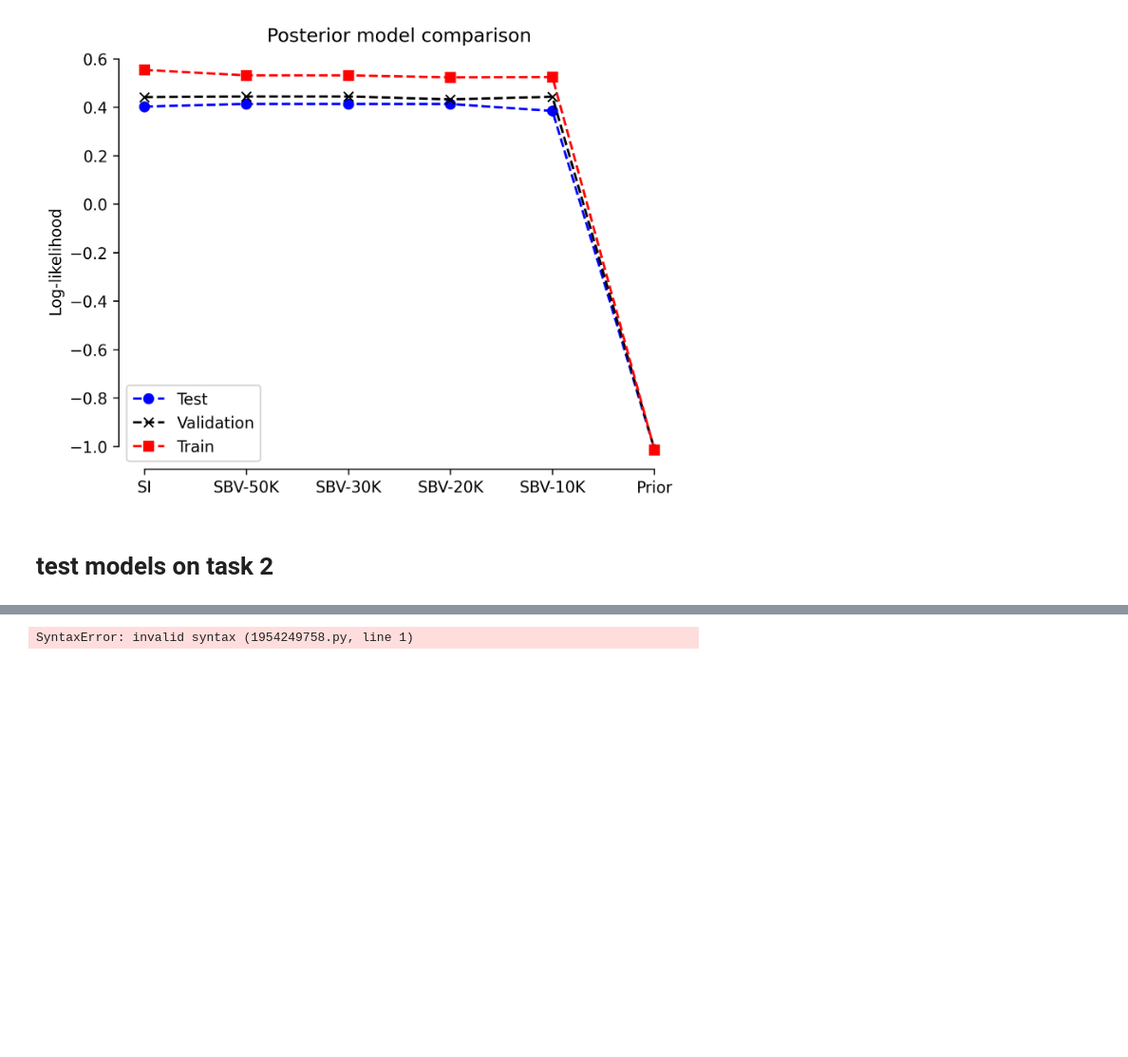
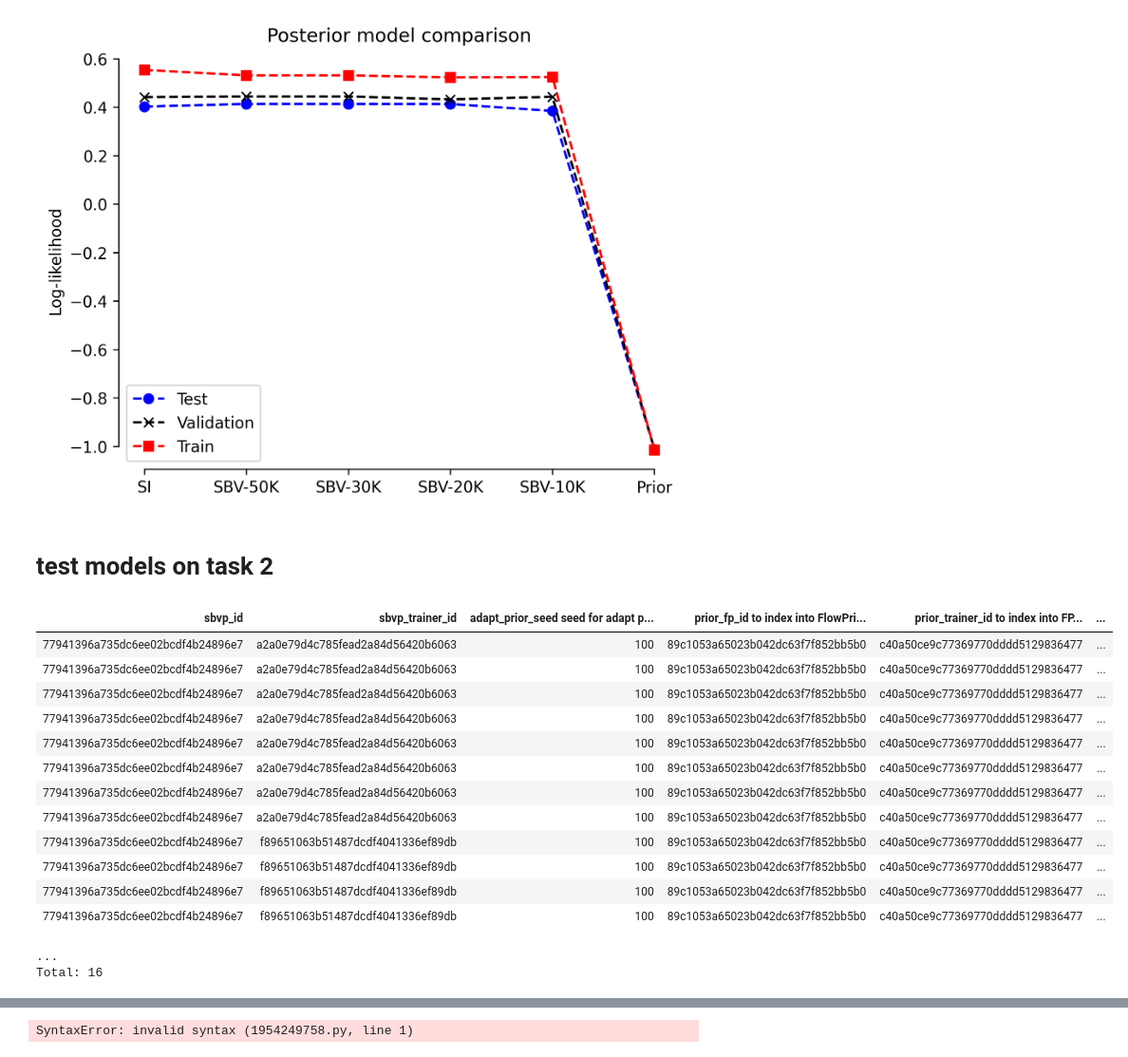
Before and after one commit to suhasshrinivasan/task-transfer, a Jupyter notebook: experiments/learning/evaluate_predictive_models.ipynb, the cells around one changed output, grey strips where cells are left out. Shown at 95% size. Cells and saved outputs as stored; diff of their text form; code cells hidden in the pictures; blank space fills up the shorter version.

```diff
--- a/experiments/learning/evaluate_predictive_models.ipynb
+++ b/experiments/learning/evaluate_predictive_models.ipynb
@@ -148,0 +185,18 @@ train_loader, val_loader, test_loader = build_dataloaders(data_fname=dataloader_
+# %%
+SBVGPAdaptedResult()
+# %% [output]
+| sbvp_id | sbvp_trainer_id | adapt_prior_seed seed for adapt p... | prior_fp_id to index into FlowPri... | prior_trainer_id to index into FP... | ... |
+| 77941396a735dc6ee02bcdf4b24896e7 | a2a0e79d4c785fead2a84d56420b6063 | 100 | 89c1053a65023b042dc63f7f852bb5b0 | c40a50ce9c77369770dddd5129836477 | ... |
+| 77941396a735dc6ee02bcdf4b24896e7 | a2a0e79d4c785fead2a84d56420b6063 | 100 | 89c1053a65023b042dc63f7f852bb5b0 | c40a50ce9c77369770dddd5129836477 | ... |
+| 77941396a735dc6ee02bcdf4b24896e7 | a2a0e79d4c785fead2a84d56420b6063 | 100 | 89c1053a65023b042dc63f7f852bb5b0 | c40a50ce9c77369770dddd5129836477 | ... |
+| 77941396a735dc6ee02bcdf4b24896e7 | a2a0e79d4c785fead2a84d56420b6063 | 100 | 89c1053a65023b042dc63f7f852bb5b0 | c40a50ce9c77369770dddd5129836477 | ... |
+| 77941396a735dc6ee02bcdf4b24896e7 | a2a0e79d4c785fead2a84d56420b6063 | 100 | 89c1053a65023b042dc63f7f852bb5b0 | c40a50ce9c77369770dddd5129836477 | ... |
+| 77941396a735dc6ee02bcdf4b24896e7 | a2a0e79d4c785fead2a84d56420b6063 | 100 | 89c1053a65023b042dc63f7f852bb5b0 | c40a50ce9c77369770dddd5129836477 | ... |
+| 77941396a735dc6ee02bcdf4b24896e7 | a2a0e79d4c785fead2a84d56420b6063 | 100 | 89c1053a65023b042dc63f7f852bb5b0 | c40a50ce9c77369770dddd5129836477 | ... |
+| 77941396a735dc6ee02bcdf4b24896e7 | a2a0e79d4c785fead2a84d56420b6063 | 100 | 89c1053a65023b042dc63f7f852bb5b0 | c40a50ce9c77369770dddd5129836477 | ... |
+| 77941396a735dc6ee02bcdf4b24896e7 | f89651063b51487dcdf4041336ef89db | 100 | 89c1053a65023b042dc63f7f852bb5b0 | c40a50ce9c77369770dddd5129836477 | ... |
+| 77941396a735dc6ee02bcdf4b24896e7 | f89651063b51487dcdf4041336ef89db | 100 | 89c1053a65023b042dc63f7f852bb5b0 | c40a50ce9c77369770dddd5129836477 | ... |
+| 77941396a735dc6ee02bcdf4b24896e7 | f89651063b51487dcdf4041336ef89db | 100 | 89c1053a65023b042dc63f7f852bb5b0 | c40a50ce9c77369770dddd5129836477 | ... |
+| 77941396a735dc6ee02bcdf4b24896e7 | f89651063b51487dcdf4041336ef89db | 100 | 89c1053a65023b042dc63f7f852bb5b0 | c40a50ce9c77369770dddd5129836477 | ... |
+...
+Total: 16
```
Also changed, not shown: parts of 10 cells of this notebook, 5 other files.
